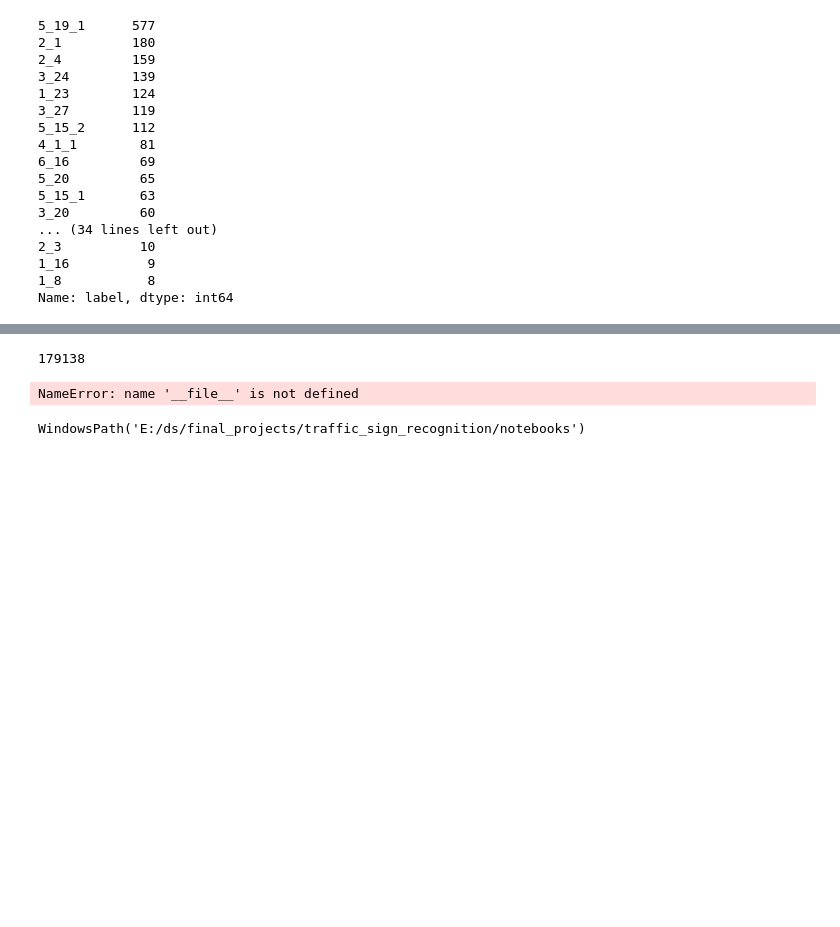
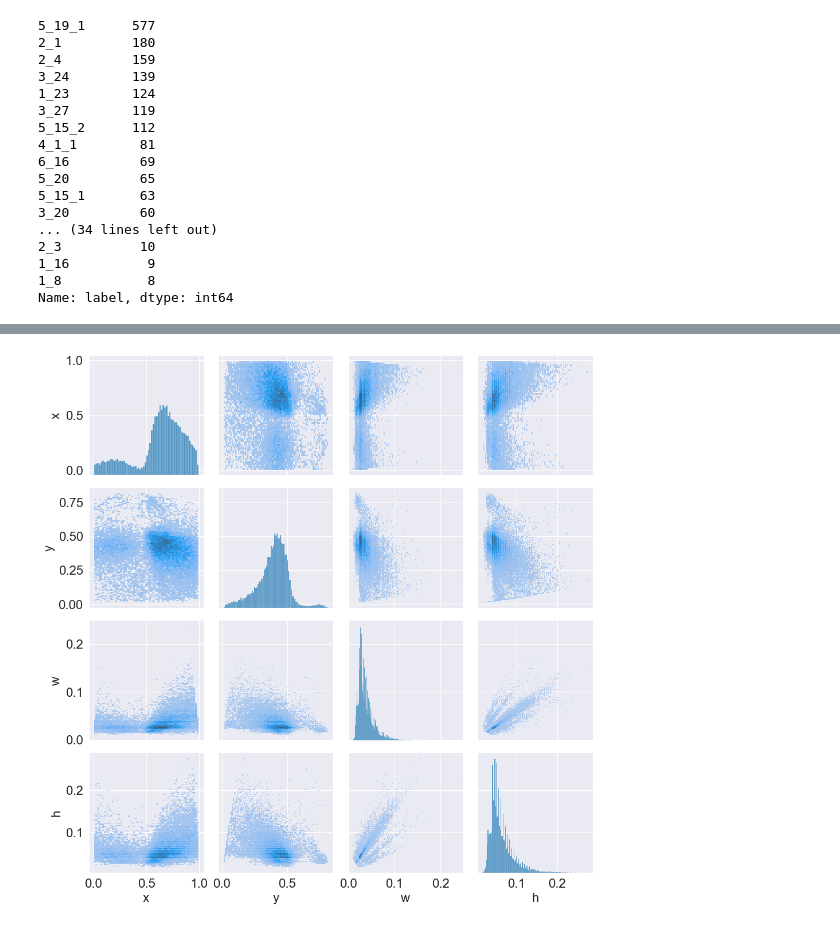
Before and after one commit to artsiom-ml/traffic_sign_recognition, a Jupyter notebook: notebooks/EDA_RTSD.ipynb, the cells around one changed output, grey strips where cells are left out. Drawn from its saved outputs; the diff is of its cells as text; code cells hidden in the pictures; blank space fills up the shorter version.

```diff
--- a/notebooks/EDA_RTSD.ipynb
+++ b/notebooks/EDA_RTSD.ipynb
@@ -297,3 +122,0 @@ len(classes)
-# %%
-train_labels_df = filter_labels_by_label(train_labels_df, classes)
-val_labels_df = filter_labels_by_label(val_labels_df, classes)
@@ -305,6 +122,0 @@ val_labels_df = filter_labels_by_label(val_labels_df, classes)
-# %%
-train_labels_df['class'] = train_labels_df['label'].apply(lambda x: classes.index(x))
-val_labels_df['class'] = val_labels_df['label'].apply(lambda x: classes.index(x))
-
-train_labels_df.reset_index(inplace=True)
-val_labels_df.reset_index(inplace=True)
@@ -594,14 +179,16 @@ images_list = os.listdir(images_path)
-# %%
-len(images_list)
-# %% [output]
-179138
-# %%
-from pathlib import Path
-
-FILE = Path(__file__).resolve()
-# %% [output]
-NameError: name '__file__' is not defined
-# %%
-Path().resolve()
-# %% [output]
-WindowsPath('E:/ds/final_projects/traffic_sign_recognition/notebooks')
+# %%
+def convert_labels(row):
+    x = row['x']
+    y = row['y']
+    w = row['w']
+    h = row['h']
+    W = row['width']
+    H = row['height']
+    coco_bbox = (int(x), int(y), int(w), int(h))
+    return pbx.convert_bbox(coco_bbox, from_type="coco", to_type="yolo", image_size=(W, H))
+
+df_pplot =  pd.DataFrame(train_labels_df.apply(lambda row: convert_labels(row), axis=1).tolist(), index= train_labels_df.index, columns=['x', 'y', 'w', 'h'])
+# %%
+sns.pairplot(df_pplot, kind="hist");
+# %% [output]
+[figure, added]
```
Also changed, not shown: parts of 59 cells of this notebook, 5 other files.
